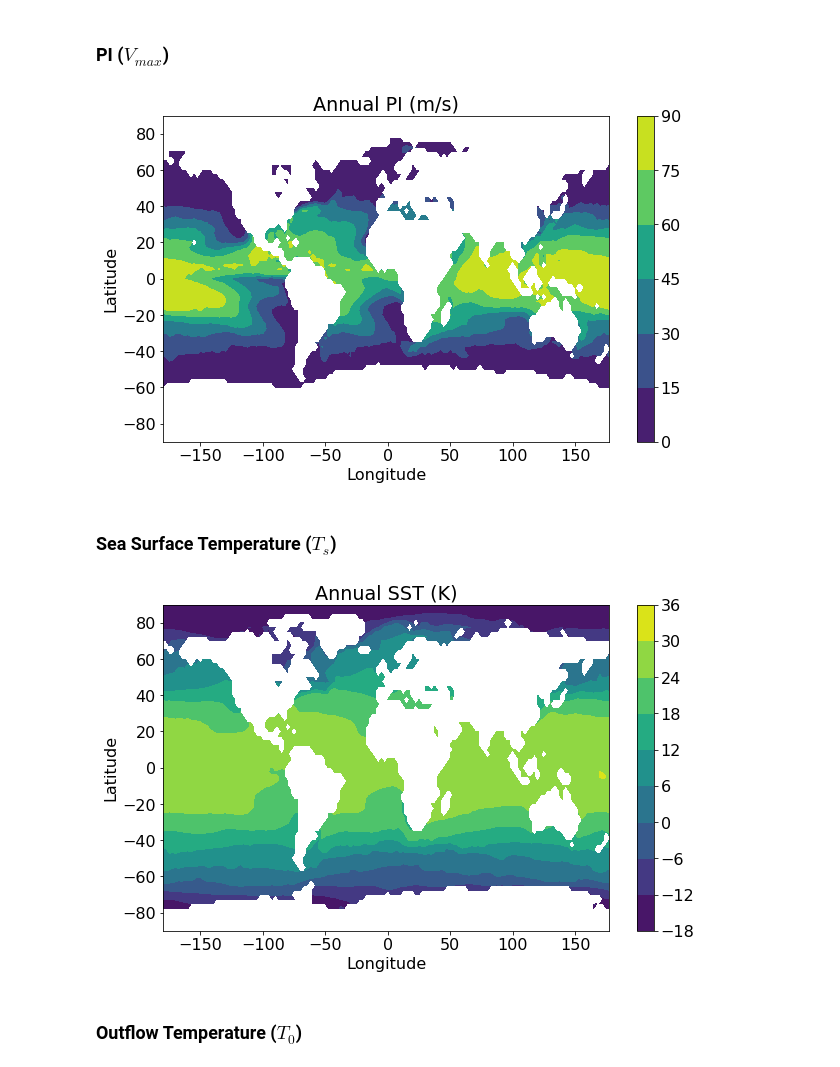
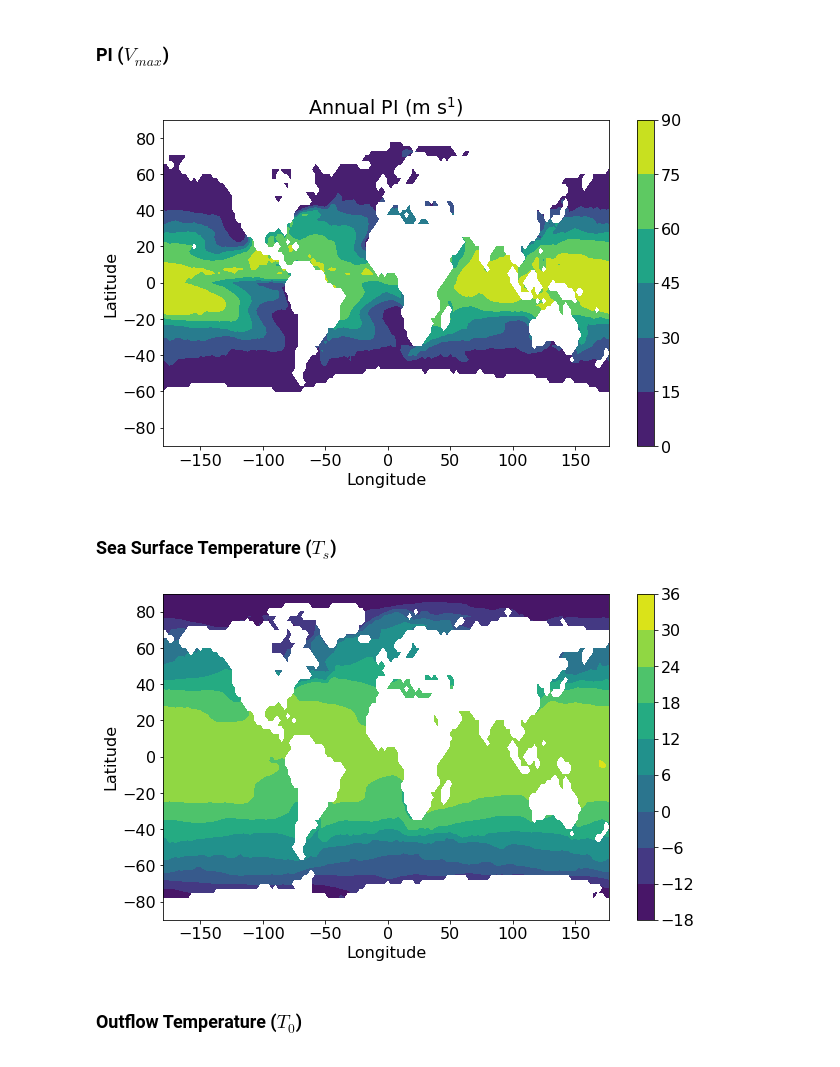
Before and after one commit to dgilford/tcpyPI, a Jupyter notebook: notebooks/sample_output_analyses.ipynb, the cells around one changed output. Cells and saved outputs as stored; diff of their text form; code cells hidden in the pictures.

```diff
--- a/notebooks/sample_output_analyses.ipynb
+++ b/notebooks/sample_output_analyses.ipynb
@@ -50,16 +53,25 @@ def run_sample_dataset(fn, dim='p'):
         vectorize=True
     )
 
-    vmax, pmin, ifl, t0, lnb = result
+    vmax, pmin, ifl, t0, otl = result
 
-    # return the output from pi.py as an xarray data structure
-    return xr.Dataset({
+    out_ds=xr.Dataset({
         'vmax': vmax,
         'pmin': pmin,
         'ifl': ifl,
         't0': t0,
-        'lnb': lnb
+        'otl': otl
     })
+
+    # add names and units
+    out_ds.vmax.attrs['standard_name'],out_ds.vmax.attrs['units']='Maximum Potential Intensity','m/s'
+    out_ds.pmin.attrs['standard_name'],out_ds.pmin.attrs['units']='Minimum Central Pressure','hPa'
+    out_ds.ifl.attrs['standard_name']='pyPI Flag'
+    out_ds.t0.attrs['standard_name'],out_ds.t0.attrs['units']='Outflow Temperature','K'
+    out_ds.otl.attrs['standard_name'],out_ds.otl.attrs['units']='Outflow Temperature Level','hPa'
+
+    # return the output from pi.py as an xarray data structure
+    return out_ds
 # %%
 # calculate PI over the sample data
 pi_ds=run_sample_dataset(_FN)
@@ -198 +262,22 @@ diag_ds=run_diagnostics(pi_ds,ds.sst+273.15,CKCD=CKCD)
+# %%
+# concatenate all PI relevant variables into a single dataset
+full_ds=xr.Dataset({
+        'sst': ds.sst,
+        't': ds.t,
+        'q': ds.q,
+        'msl': ds.msl,
+        'lsm': ds.lsm,
+        't0': pi_ds.t0,
+        'otl': pi_ds.otl,
+        'ifl': pi_ds.ifl,
+        'vmax': pi_ds.vmax,
+        'pmin': pi_ds.pmin,
+        'eff': diag_ds.eff,
+        'diseq': diag_ds.diseq,
+        'lnpi': diag_ds.lnpi,
+        'lneff': diag_ds.lneff,
+        'lndiseq': diag_ds.lndiseq,
+        'lnCKCD': diag_ds.lnCKCD
+    })
+del pi_ds, ds, diag_ds
 # %% [markdown]
@@ -203,26 +288,25 @@ diag_ds=run_diagnostics(pi_ds,ds.sst+273.15,CKCD=CKCD)
 ### PI ($V_{max}$)
 # %%
 plt.figure(figsize=(10,6))
-plt.contourf(pi_ds.lon,pi_ds.lat,pi_ds.vmax.mean(dim=['month']))
-plt.xlabel(ds.lon.standard_name)
-plt.ylabel(ds.lat.standard_name)
-plt.title('Annual PI (m/s)')
+plt.contourf(full_ds.lon,full_ds.lat,full_ds.vmax.mean(dim=['month']))
+plt.xlabel(full_ds.lon.standard_name)
+plt.ylabel(full_ds.lat.standard_name)
+plt.title('Annual PI (m s$^{1}$)')
 plt.colorbar()
 plt.show()
 # %% [output]
-[figure, old version]
+[figure, new version]
 # %% [markdown]
 ### Sea Surface Temperature ($T_{s}$)
 # %%
 plt.figure(figsize=(10,6))
-plt.contourf(pi_ds.lon,pi_ds.lat,ds.sst.mean(dim=['month']))
-plt.xlabel(ds.lon.standard_name)
-plt.ylabel(ds.lat.standard_name)
-plt.title('Annual SST (K)')
+plt.contourf(full_ds.lon,full_ds.lat,full_ds.sst.mean(dim=['month']))
+plt.xlabel(full_ds.lon.standard_name)
+plt.ylabel(full_ds.lat.standard_name)
 plt.colorbar()
 plt.show()
 # %% [output]
-[figure, old version]
+[figure, new version]
 # %% [markdown]
 ### Outflow Temperature ($T_0$)
 # %%
```
Also changed, not shown: parts of 53 cells of this notebook, 4 other files.
